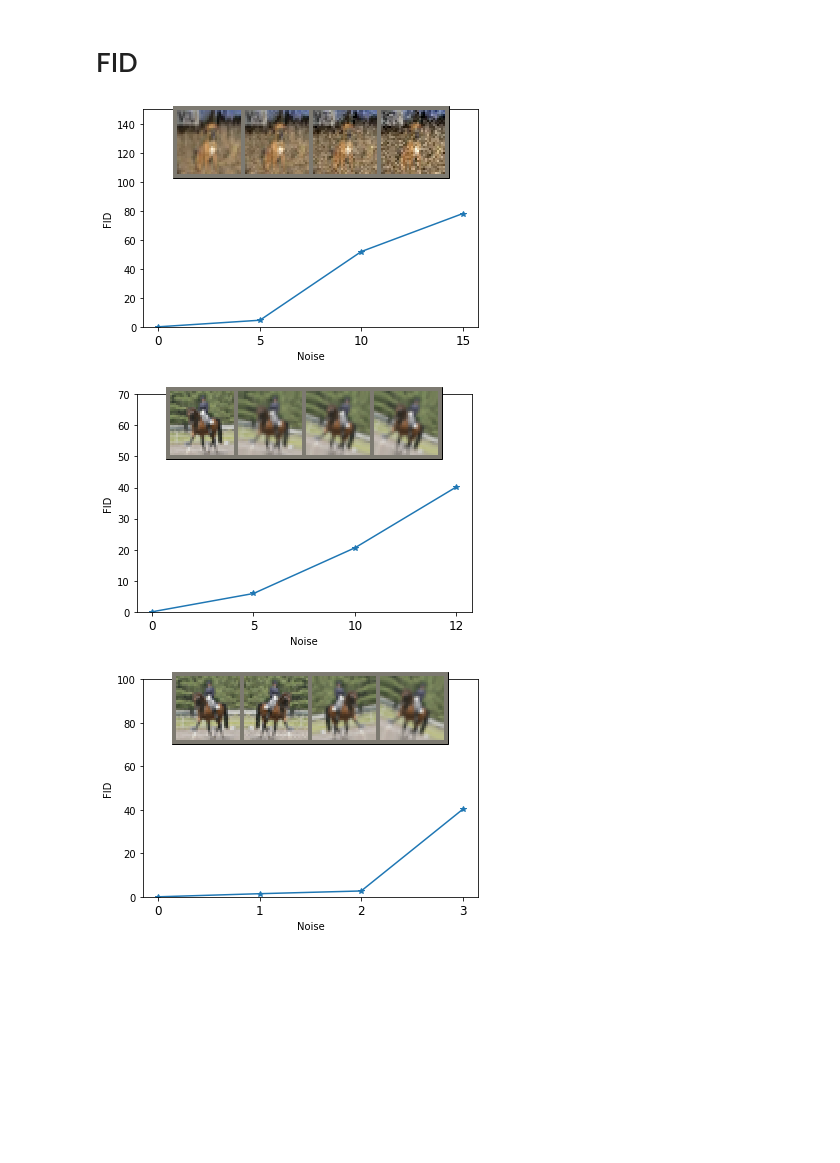
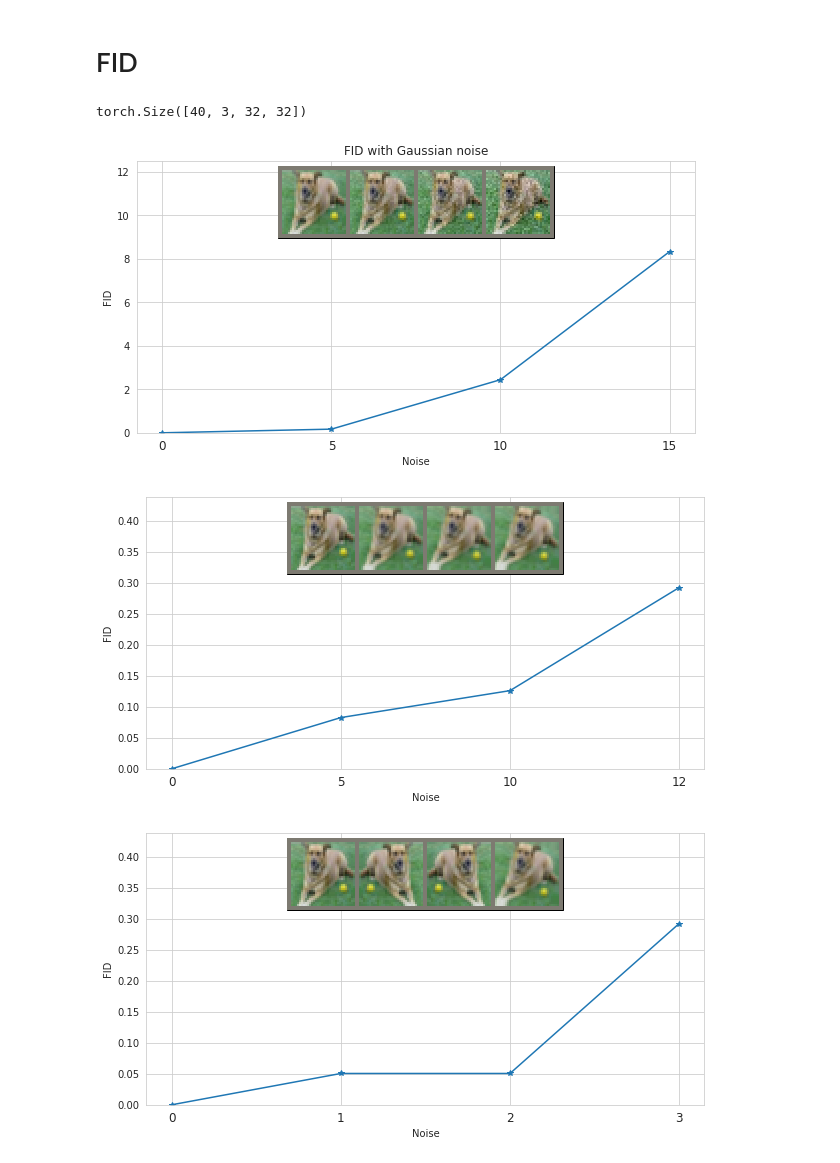
Before and after one commit to apra/adversarial_augmentation, a Jupyter notebook: main.ipynb, the cells around one changed output. Saved outputs shown, nothing was run; the diff lists cells and outputs as text; code cells hidden in the pictures; blank space fills up the shorter version.

Commit message:
utility, calibration and FGSM updates

```diff
--- a/main.ipynb
+++ b/main.ipynb
@@ -99,0 +98,7 @@ Epsilon: 0      Test Accuracy = 9348 / 10000 = 0.9348
+# %%
+#some statistics if necessary
+pred_acc, pred_conf, pred_labels, _, pred_err_percent=cal_statistics(target, pred_log_prob)
+#get ece and bins
+ece, bin_accs, bin_confs, bin_lens=utility.get_bins(target_labels, pred_log_probs)
+#plot it
+utility.reliability_diagram_plot(bin_accs, bin_confs, title="Reliability Diagram")
@@ -191,18 +153,32 @@ def plot_fid(fid, plot_batch, ylim=150, xy = [1.5, 130], x_labels=[0,1,2,3]):
+# %%
+n_batches = 10
+inputs_arr = []
+iter_dataloader = iter(trainloader)
+for _ in range(n_batches):
+    cur_inputs, c =  next(iter_dataloader)
+    inputs_arr.append(cur_inputs)
+
+inputs = torch.cat(inputs_arr, dim = 0)
+inputs.shape
+# %% [output]
+torch.Size([40, 3, 32, 32])
 # %%
-model_features, p = getFeatures(model)
-FID, plot_batch = getFID(model_features, augmentation="g", noise_level=[0,5,10,15])
-plot_fid(FID, plot_batch, ylim=150, xy = [1.5, 150*0.85], x_labels=[0,5,10,15])
+
+
+model_features, p = utility.get_features(model)
+FID, plot_batch = utility.get_FID(inputs, model_features, device, augmentation="g", noise_level=[0,5,10,15])
+utility.plot_fid(FID, plot_batch, ylim=120, xy = [1.5, 150*0.85], x_labels=[0,5,10,15], title = "FID with Gaussian noise")
 # %% [output]
-[figure, old version]
+[figure, new version]
 # %%
-model_features, p = getFeatures(model)
-FID, plot_batch = getFID(model_features, augmentation="r", noise_level=[0,5,10,12])
-plot_fid(FID, plot_batch, ylim=70, xy = [1.5, 70*0.87], x_labels=[0,5,10,12])
+model_features, p = utility.get_features(model)
+FID, plot_batch = utility.get_FID(inputs, model_features, device, augmentation="r", noise_level=[0,5,10,12])
+utility.plot_fid(FID, plot_batch, ylim=50, xy = [1.5, 50*0.87], x_labels=[0,5,10,12])
 # %% [output]
-[figure, old version]
+[figure, new version]
 # %%
-model_features, p = getFeatures(model)
-FID, plot_batch = getFID(model_features, augmentation="all", noise_level=[0,5,10,12])
-plot_fid(FID, plot_batch, ylim=100, xy = [1.5, 100*0.87])
+model_features, p = utility.get_features(model)
+FID, plot_batch = utility.get_FID(inputs, model_features, device, augmentation="all", noise_level=[0,5,10,12])
+utility.plot_fid(FID, plot_batch, ylim=100, xy = [1.5, 100*0.87])
 # %% [output]
-[figure, old version]
+[figure, new version]
```
Also changed, not shown: parts of 19 cells of this notebook, 7 other files.
